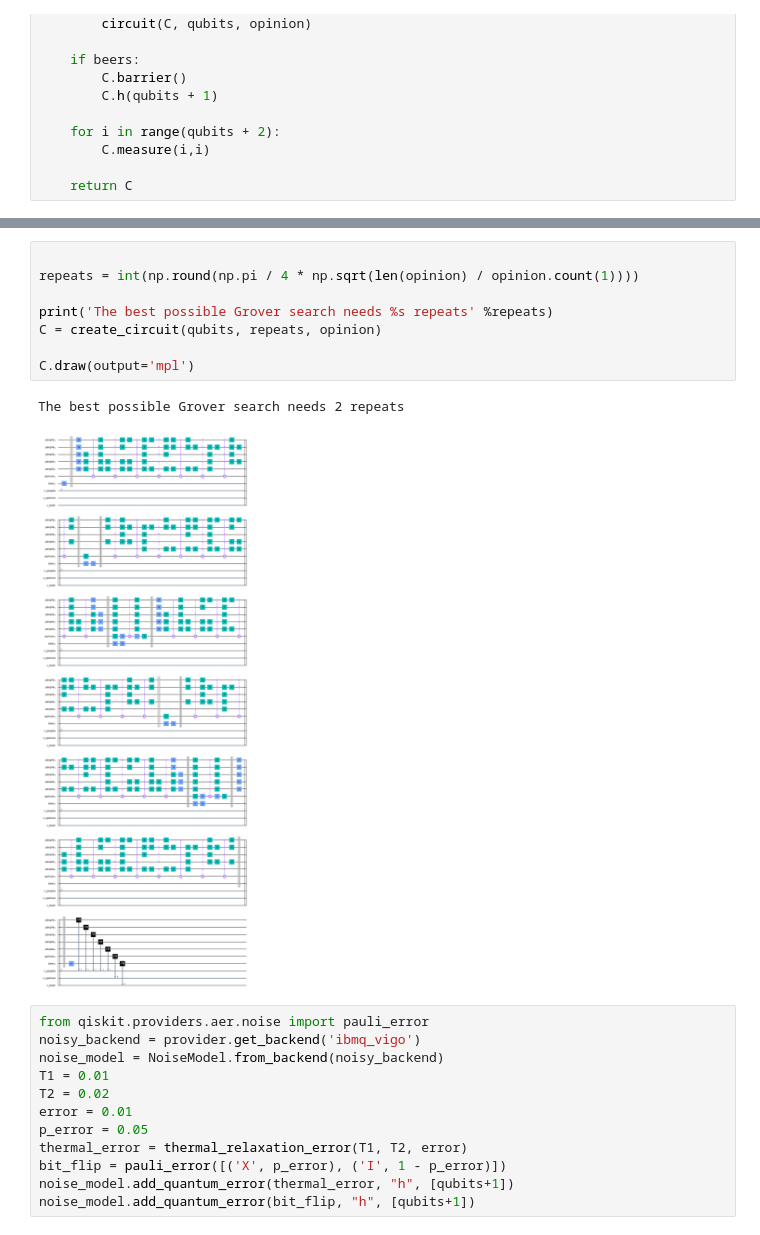
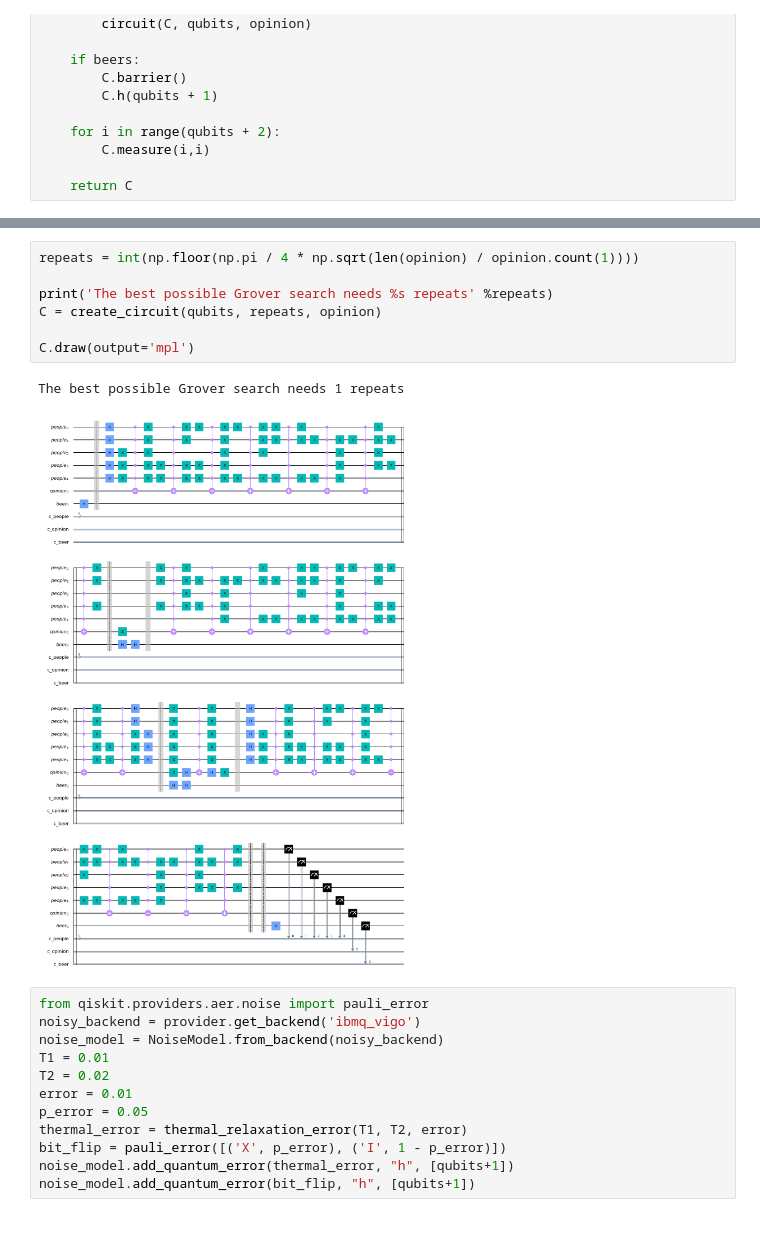
Before and after one commit to QuantumBarcelona/QuantumBeers, a Jupyter notebook: quantum_beers/quantum_beers.ipynb, the cells around one changed output, grey strips where cells are left out. Cells and saved outputs as stored; diff of their text form.

```diff
--- a/quantum_beers/quantum_beers.ipynb
+++ b/quantum_beers/quantum_beers.ipynb
@@ -193,16 +192,15 @@ def create_circuit(qubits, iterations, opinion, beers=True):
      alt="Markdown Monster icon"
      style="float: left; margin-right: 10px;" />
 # %%
-
-repeats = int(np.round(np.pi / 4 * np.sqrt(len(opinion) / opinion.count(1))))
+repeats = int(np.floor(np.pi / 4 * np.sqrt(len(opinion) / opinion.count(1))))
 
 print('The best possible Grover search needs %s repeats' %repeats)
 C = create_circuit(qubits, repeats, opinion)
 
 C.draw(output='mpl')
 # %% [output]
-The best possible Grover search needs 2 repeats
+The best possible Grover search needs 1 repeats
-[figure, old version]
+[figure, new version]
 # %%
 from qiskit.providers.aer.noise import pauli_error
 noisy_backend = provider.get_backend('ibmq_vigo')
```
Also changed, not shown: parts of 7 cells of this notebook.
